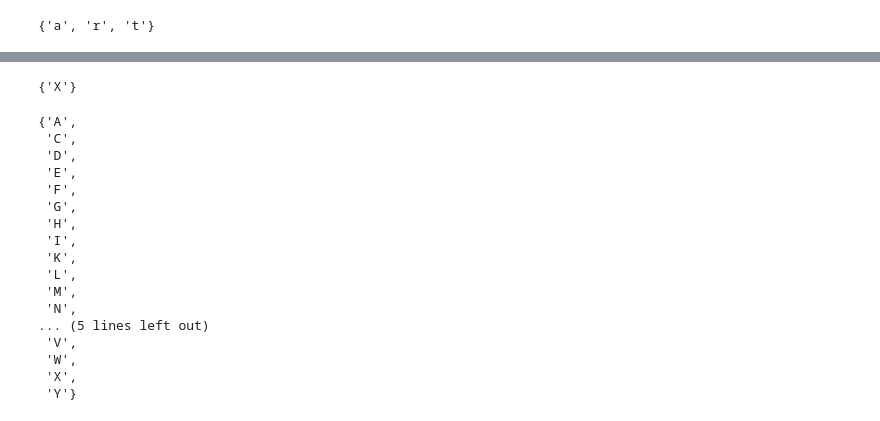
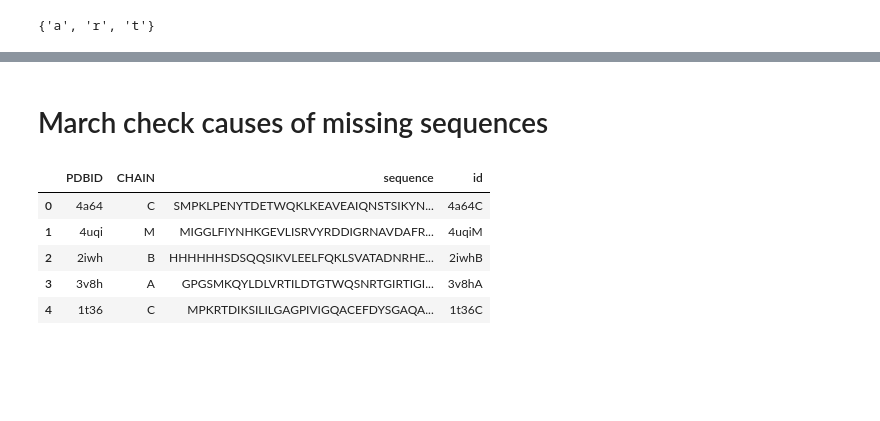
Before and after one commit to JudeWells/cath-funsite-predictor, a Jupyter notebook: experiments/problem_sequences.ipynb, the cells around one changed output, grey strips where cells are left out. Cells and saved outputs as stored; diff of their text form; code cells hidden in the pictures; blank space fills up the shorter version.

```diff
--- a/experiments/problem_sequences.ipynb
+++ b/experiments/problem_sequences.ipynb
@@ -69,24 +35,13 @@ Name: sequence, dtype: int64
-# %%
-amino - set(list('GAVCPLIMWTFKRHSTYNQDE'))
-# %% [output]
-{'X'}
-# %%
-amino
-# %% [output]
-{'A',
- 'C',
- 'D',
- 'E',
- 'F',
- 'G',
- 'H',
- 'I',
- 'K',
- 'L',
- 'M',
- 'N',
-... (5 lines left out)
- 'V',
- 'W',
- 'X',
- 'Y'}
+# %% [markdown]
+# March check causes of missing sequences
+# %%
+missing = pd.read_csv('../datasets/PPI/PPI_missing_with_sequence.csv')
+missing['id'] = missing.PDBID + missing.CHAIN
+missing.head()
+# %% [output]
+|  | PDBID | CHAIN | sequence | id |
+| 0 | 4a64 | C | SMPKLPENYTDETWQKLKEAVEAIQNSTSIKYN... | 4a64C |
+| 1 | 4uqi | M | MIGGLFIYNHKGEVLISRVYRDDIGRNAVDAFR... | 4uqiM |
+| 2 | 2iwh | B | HHHHHHSDSQQSIKVLEELFQKLSVATADNRHE... | 2iwhB |
+| 3 | 3v8h | A | GPGSMKQYLDLVRTILDTGTWQSNRTGIRTIGI... | 3v8hA |
+| 4 | 1t36 | C | MPKRTDIKSILILGAGPIVIGQACEFDYSGAQA... | 1t36C |
```
Also changed, not shown: parts of 4 cells of this notebook, 5 other files.
